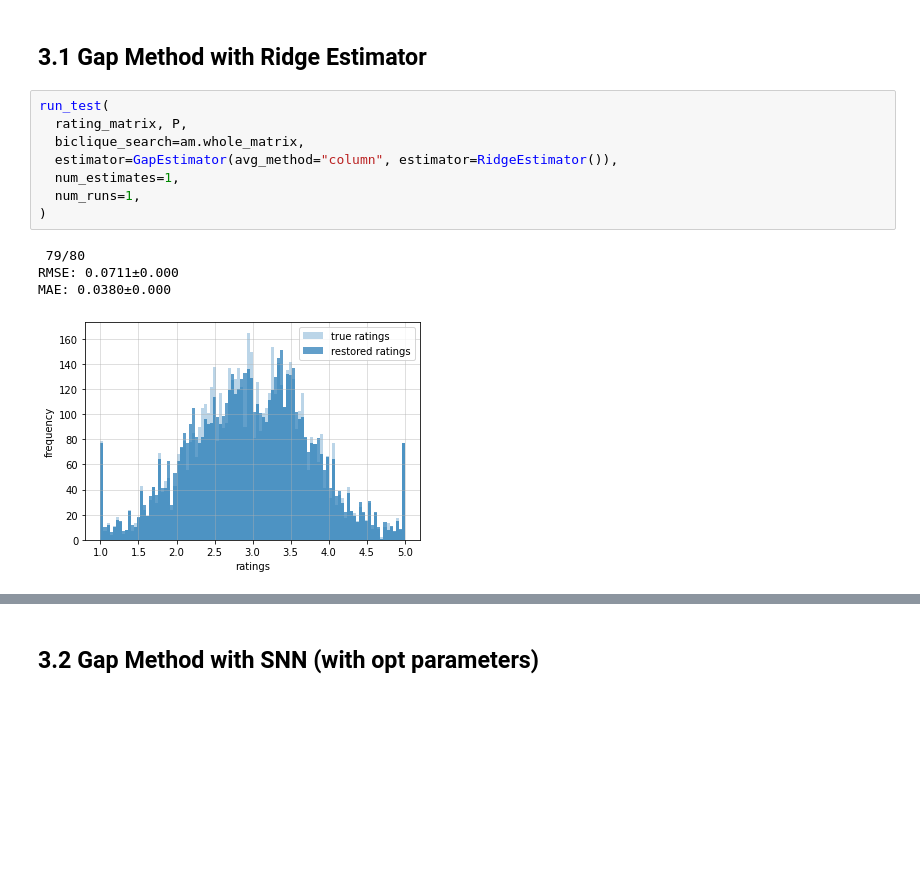
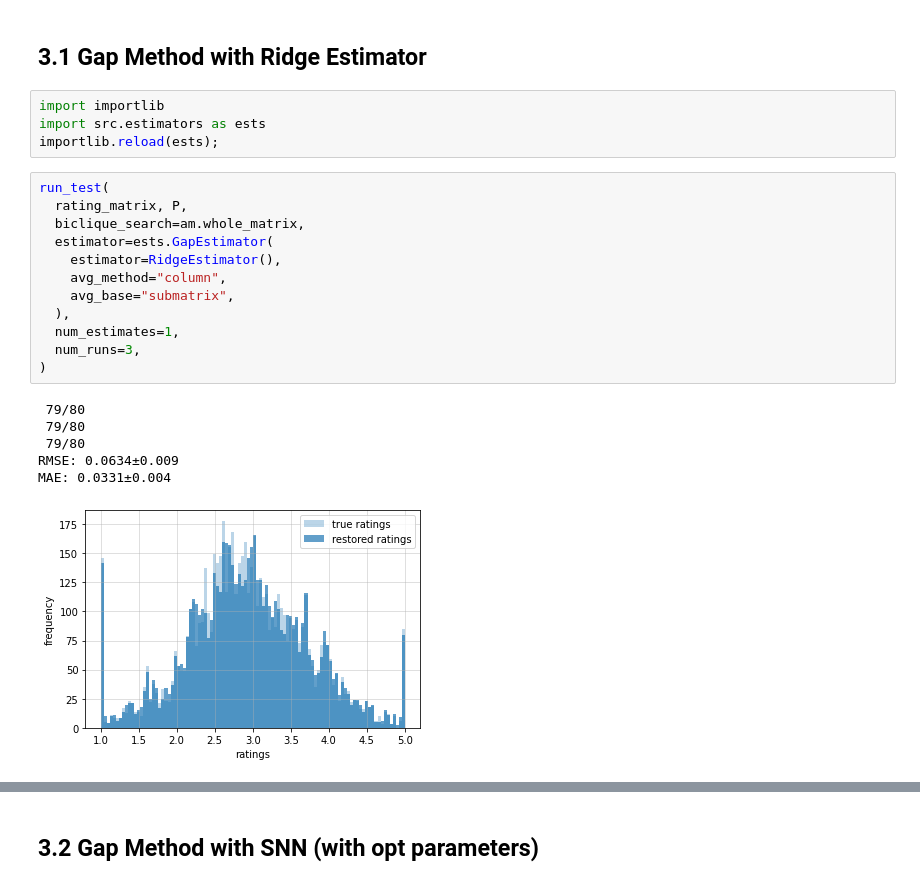
Before and after one commit to florianjuengermann/on-causal-matrix-completion, a Jupyter notebook: multi_anchors_test.ipynb, the cells around one changed output, grey strips where cells are left out. Saved outputs shown, nothing was run; the diff lists cells and outputs as text; blank space fills up the shorter version.

Commit message:
added submatrix averages for gap estimator

```diff
--- a/multi_anchors_test.ipynb
+++ b/multi_anchors_test.ipynb
@@ -109,16 +109,26 @@ MAE: 0.0626±0.000
 ## 3. Gap methods
 # %% [markdown]
 ## 3.1 Gap Method with Ridge Estimator
+# %%
+import importlib
+import src.estimators as ests
+importlib.reload(ests);
 # %%
 run_test(
   rating_matrix, P,
   biclique_search=am.whole_matrix,
-  estimator=GapEstimator(avg_method="column", estimator=RidgeEstimator()),
+  estimator=ests.GapEstimator(
+    estimator=RidgeEstimator(),
+    avg_method="column",
+    avg_base="submatrix",
+  ),
   num_estimates=1,
-  num_runs=1,
+  num_runs=3,
 )
 # %% [output]
  79/80
-RMSE: 0.0711±0.000
-MAE: 0.0380±0.000
+ 79/80
+ 79/80
+RMSE: 0.0634±0.009
+MAE: 0.0331±0.004
-[figure, old version]
+[figure, new version]
```
Also changed, not shown: parts of 1 cell of this notebook, 3 other files.
